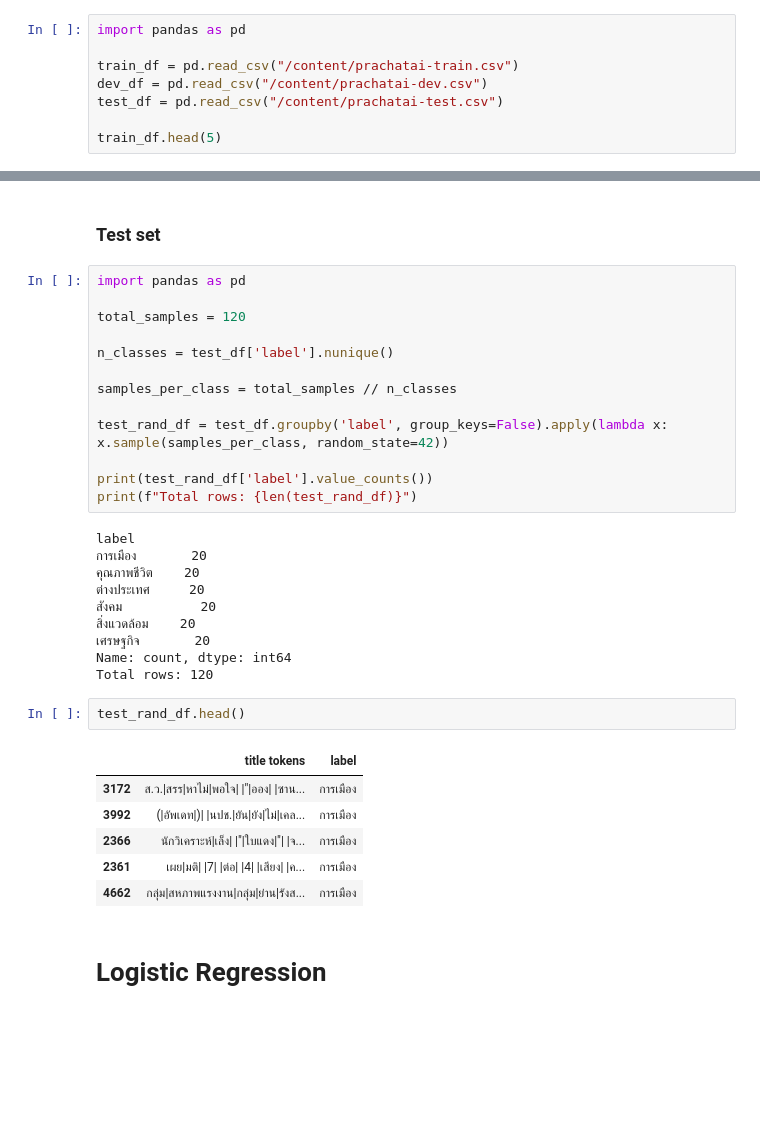
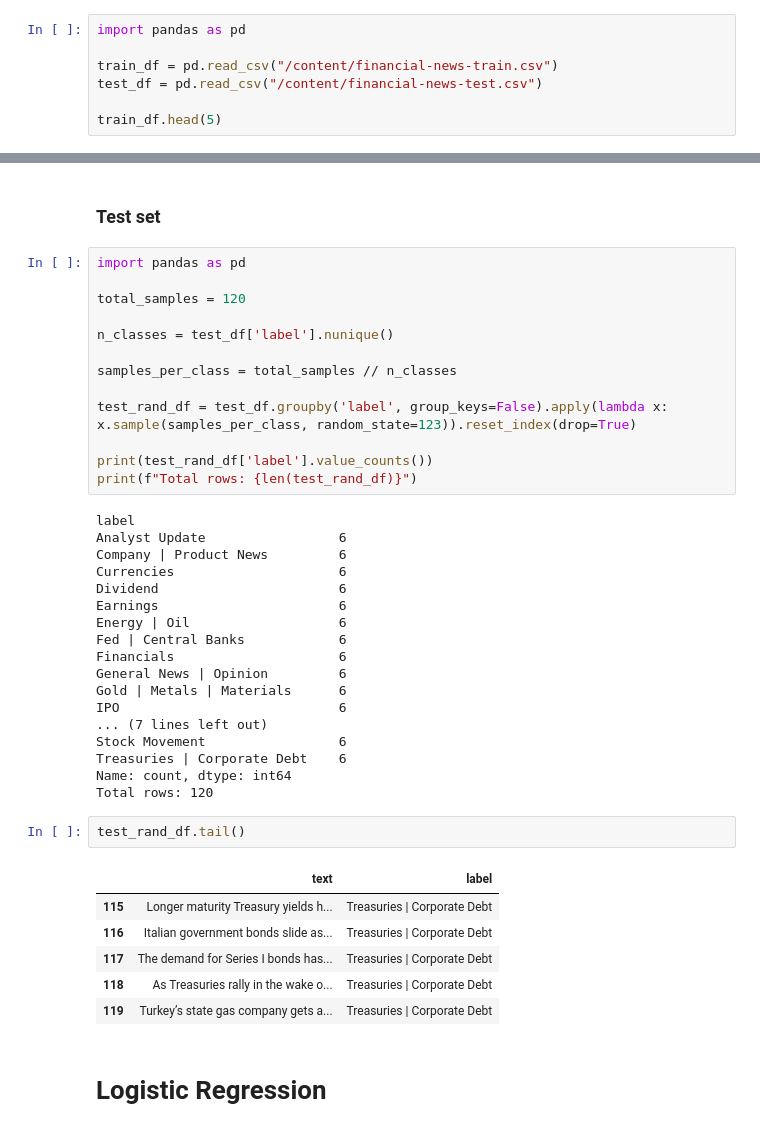
Before and after one commit to oransom48/CU-CompLing-Assignments, a Jupyter notebook: PA1 Text classification/model_comparison.ipynb, the cells around one changed output, grey strips where cells are left out. Cells and saved outputs as stored; diff of their text form; blank space fills up the shorter version.

```diff
--- a/PA1 Text classification/model_comparison.ipynb
+++ b/PA1 Text classification/model_comparison.ipynb
@@ -19,9 +19,8 @@ To: /content/prachatai-test.csv
 # %%
 import pandas as pd
 
-train_df = pd.read_csv("/content/prachatai-train.csv")
-dev_df = pd.read_csv("/content/prachatai-dev.csv")
-test_df = pd.read_csv("/content/prachatai-test.csv")
+train_df = pd.read_csv("/content/financial-news-train.csv")
+test_df = pd.read_csv("/content/financial-news-test.csv")
 
 train_df.head(5)
 # %% [output]
@@ -165,29 +211,37 @@ n_classes = test_df['label'].nunique()
 
 samples_per_class = total_samples // n_classes
 
-test_rand_df = test_df.groupby('label', group_keys=False).apply(lambda x: x.sample(samples_per_class, random_state=42))
+test_rand_df = test_df.groupby('label', group_keys=False).apply(lambda x: x.sample(samples_per_class, random_state=123)).reset_index(drop=True)
 
 print(test_rand_df['label'].value_counts())
 print(f"Total rows: {len(test_rand_df)}")
 # %% [output]
 label
-การเมือง       20
-คุณภาพชีวิต    20
-ต่างประเทศ     20
-สังคม          20
-สิ่งแวดล้อม    20
-เศรษฐกิจ       20
+Analyst Update                 6
+Company | Product News         6
+Currencies                     6
+Dividend                       6
+Earnings                       6
+Energy | Oil                   6
+Fed | Central Banks            6
+Financials                     6
+General News | Opinion         6
+Gold | Metals | Materials      6
+IPO                            6
+... (7 lines left out)
+Stock Movement                 6
+Treasuries | Corporate Debt    6
 Name: count, dtype: int64
 Total rows: 120
 # %%
-test_rand_df.head()
+test_rand_df.tail()
 # %% [output]
-|  | title tokens | label |
-| 3172 | ส.ว.|สรร|หาไม่|พอใจ| |"|ออง| |ซาน... | การเมือง |
-| 3992 | (|อัพเดท|)| |นปช.|ยัน|ยัง|ไม่|เคล... | การเมือง |
-| 2366 | นักวิเคราะห์|เล็ง| |"|ใบแดง|"| |จ... | การเมือง |
-| 2361 | เผย|มติ| |7| |ต่อ| |4| |เสียง| |ค... | การเมือง |
-| 4662 | กลุ่ม|สหภาพแรงงาน|กลุ่ม|ย่าน|รังส... | การเมือง |
+|  | text | label |
+| 115 | Longer maturity Treasury yields h... | Treasuries | Corporate Debt |
+| 116 | Italian government bonds slide as... | Treasuries | Corporate Debt |
+| 117 | The demand for Series I bonds has... | Treasuries | Corporate Debt |
+| 118 | As Treasuries rally in the wake o... | Treasuries | Corporate Debt |
+| 119 | Turkey’s state gas company gets a... | Treasuries | Corporate Debt |
 # %% [markdown]
 # Logistic Regression
 # %%
```
Also changed, not shown: parts of 39 cells of this notebook.
